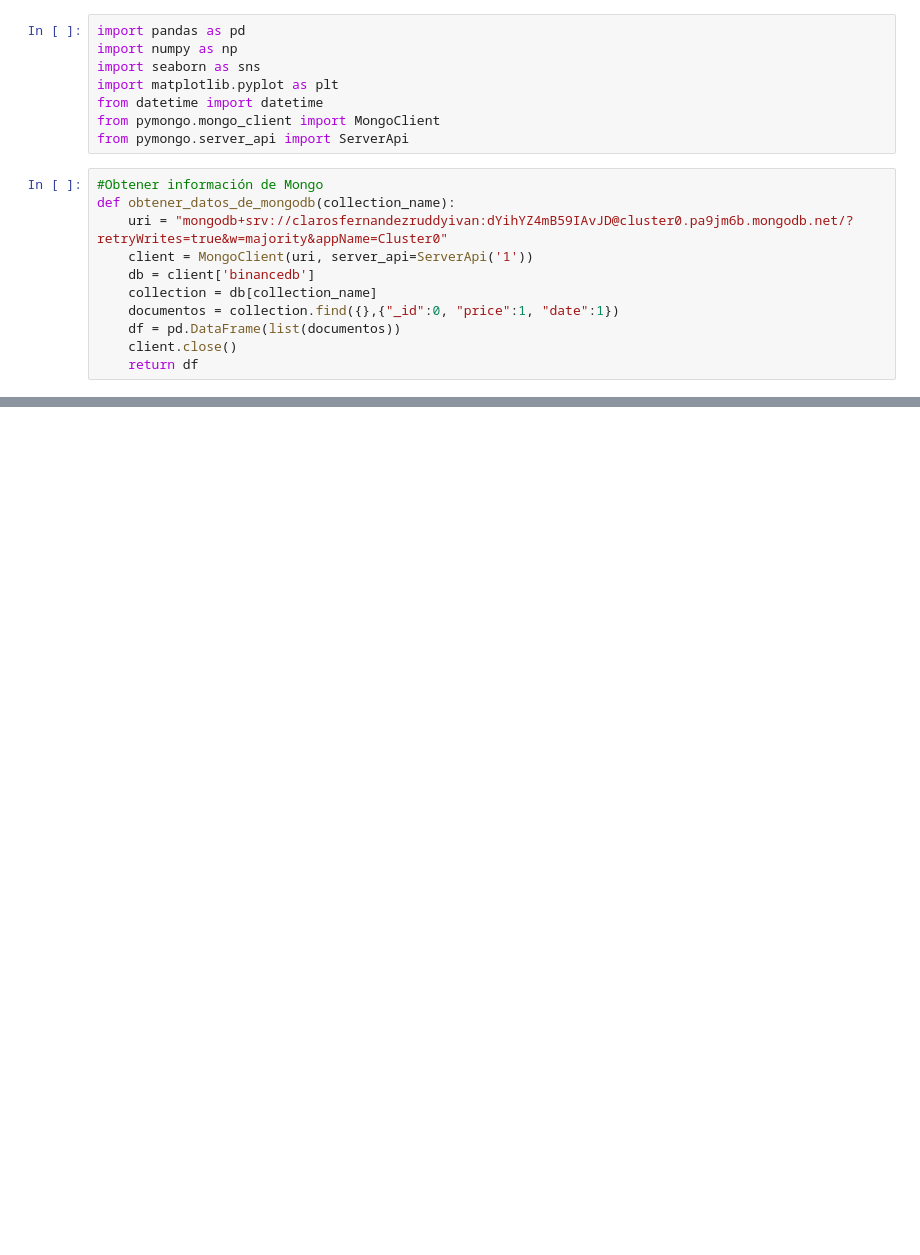
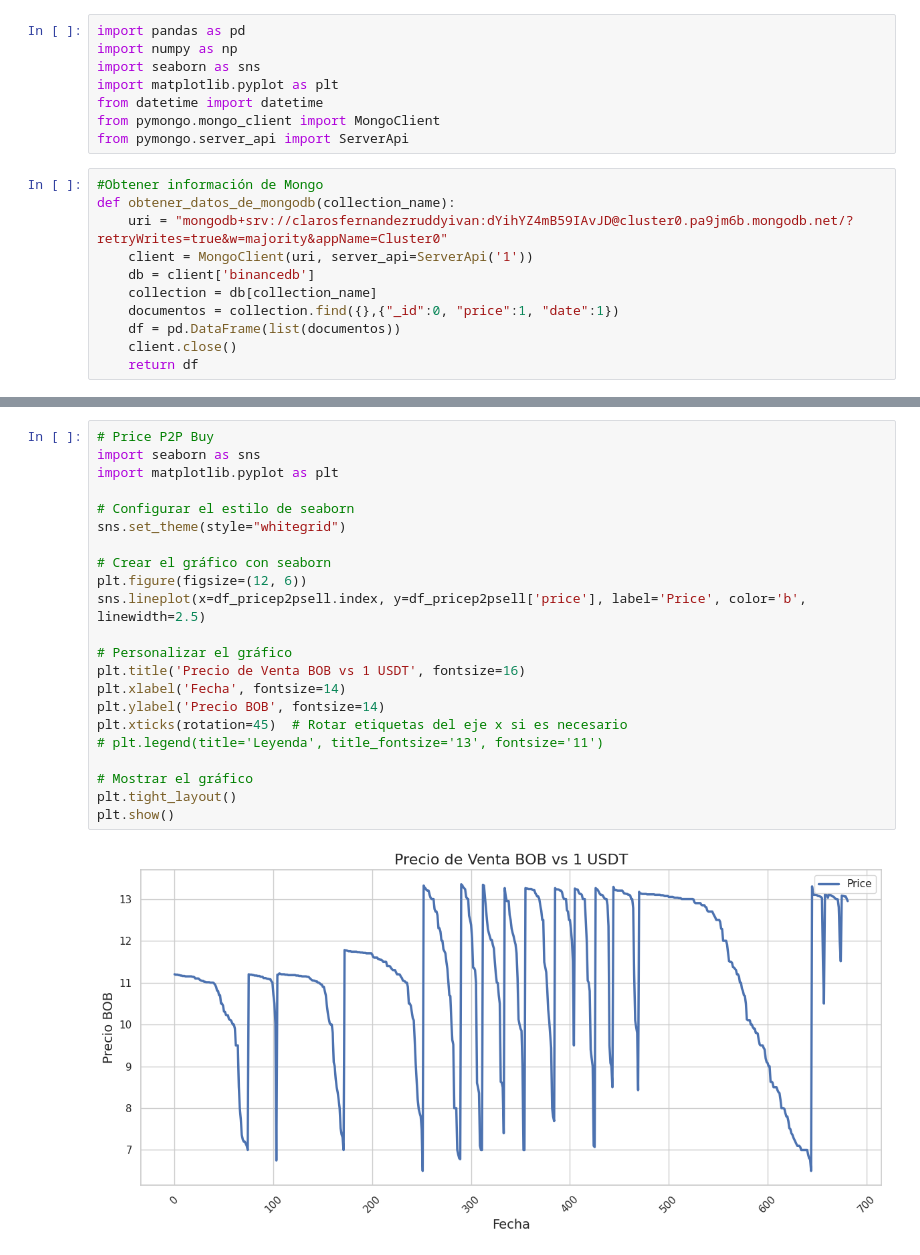
Before and after one commit to ivan23899/Binance, a Jupyter notebook: analisis.ipynb, the cells around one changed output, grey strips where cells are left out. Saved outputs shown, nothing was run; the diff lists cells and outputs as text; blank space fills up the shorter version.

```diff
--- a/analisis.ipynb
+++ b/analisis.ipynb
@@ -56,0 +67,24 @@ plt.show()
+# %%
+# Price P2P Buy
+import seaborn as sns
+import matplotlib.pyplot as plt
+
+# Configurar el estilo de seaborn
+sns.set_theme(style="whitegrid")
+
+# Crear el gráfico con seaborn
+plt.figure(figsize=(12, 6))
+sns.lineplot(x=df_pricep2psell.index, y=df_pricep2psell['price'], label='Price', color='b', linewidth=2.5)
+
+# Personalizar el gráfico
+plt.title('Precio de Venta BOB vs 1 USDT', fontsize=16)
+plt.xlabel('Fecha', fontsize=14)
+plt.ylabel('Precio BOB', fontsize=14)
+plt.xticks(rotation=45)  # Rotar etiquetas del eje x si es necesario
+# plt.legend(title='Leyenda', title_fontsize='13', fontsize='11')
+
+# Mostrar el gráfico
+plt.tight_layout()
+plt.show()
+# %% [output]
+[figure, added]
```
Also changed, not shown: parts of 7 cells of this notebook, 3 other files.
